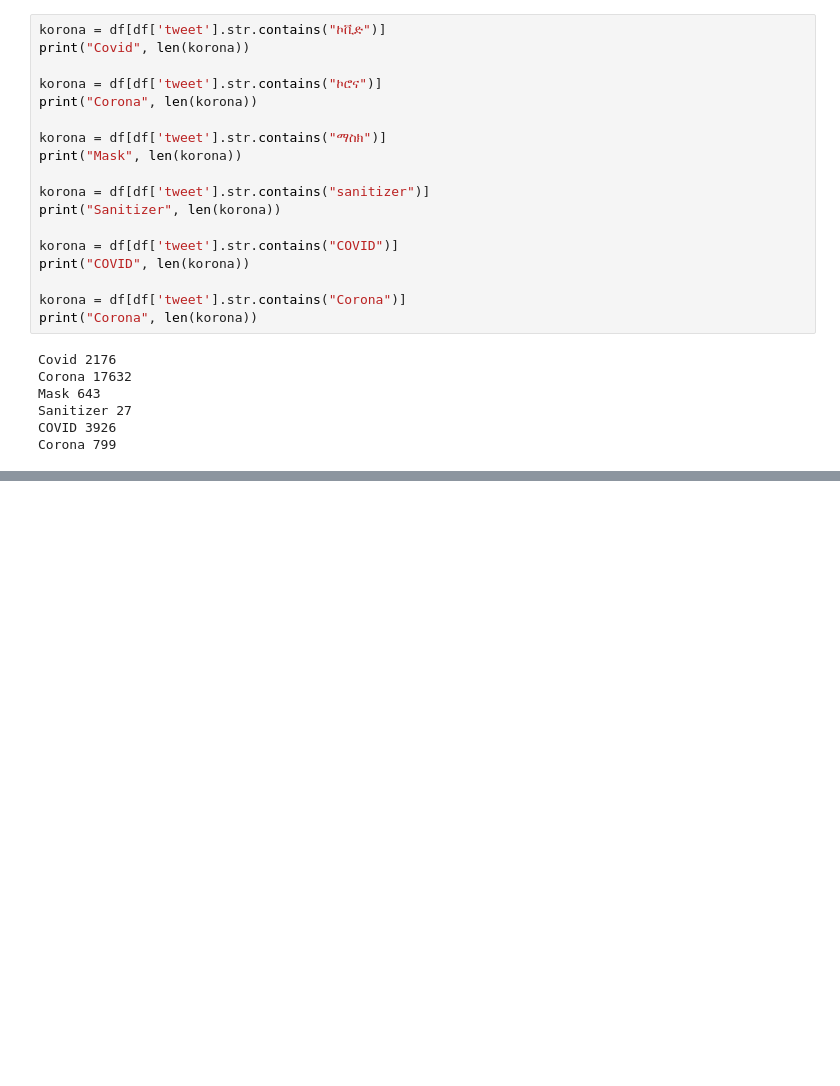
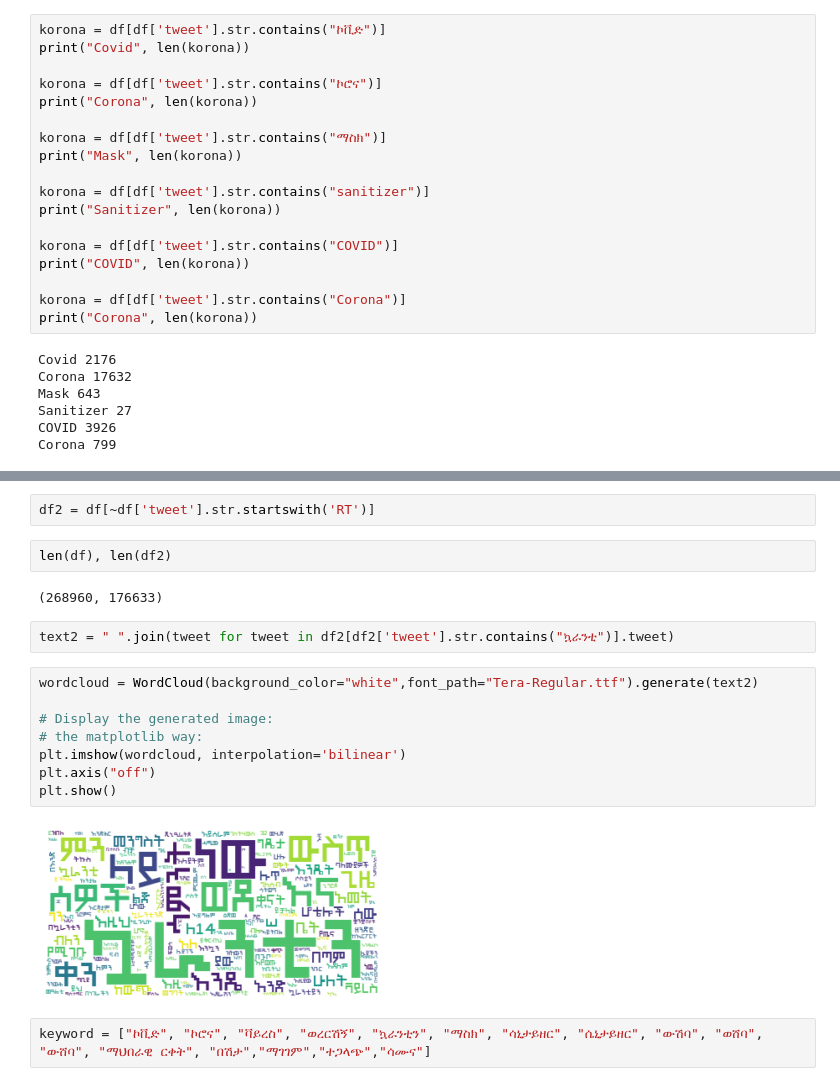
Before and after one commit to uhh-lt/ethiopicmodels, a Jupyter notebook: coid19emnlp/EthioCovidAnalysis.ipynb, the cells around one changed output, grey strips where cells are left out. Drawn from its saved outputs; the diff is of its cells as text; blank space fills up the shorter version.

Commit message:
wordcloud

```diff
--- a/coid19emnlp/EthioCovidAnalysis.ipynb
+++ b/coid19emnlp/EthioCovidAnalysis.ipynb
@@ -32,0 +37,20 @@ Corona 799
+# %%
+df2 = df[~df['tweet'].str.startswith('RT')]
+# %%
+len(df), len(df2)
+# %% [output]
+(268960, 176633)
+# %%
+text2 = " ".join(tweet for tweet in df2[df2['tweet'].str.contains("ኳራንቲ")].tweet)
+# %%
+wordcloud = WordCloud(background_color="white",font_path="Tera-Regular.ttf").generate(text2)
+
+# Display the generated image:
+# the matplotlib way:
+plt.imshow(wordcloud, interpolation='bilinear')
+plt.axis("off")
+plt.show()
+# %% [output]
+[figure, added]
+# %%
+keyword = ["ኮቪድ", "ኮሮና", "ቫይረስ", "ወረርሽኝ", "ኳራንቲን", "ማስክ", "ሳኒታይዘር", "ሴኒታይዘር", "ውሽባ", "ወሸባ", "ውሸባ", "ማህበራዊ ርቀት", "በሽታ","ማገገም","ተጋላጭ","ሳሙና"]
```
Also changed, not shown: parts of 3 cells of this notebook, 1 other file.
